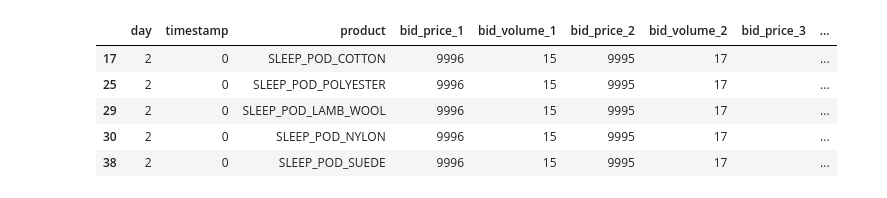
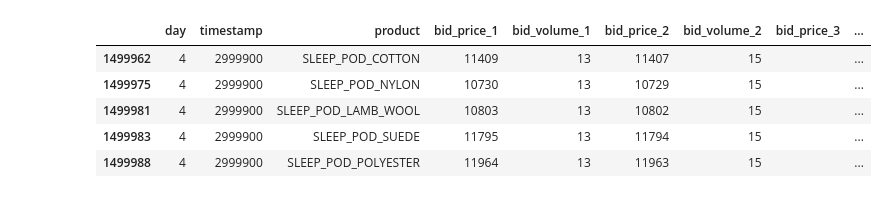
Before and after one commit to nikaslukyanov/kernel_trick, a Jupyter notebook: round5/sleep.ipynb, the cells around one changed output. Saved outputs shown, nothing was run; the diff lists cells and outputs as text; code cells hidden in the pictures.

```diff
--- a/round5/sleep.ipynb
+++ b/round5/sleep.ipynb
@@ -34,13 +34,13 @@ for col in ['timestamp', 'bid_price_1', 'bid_volume_1', 'ask_price_1', 'ask_volu
 sleep = [p for p in prices['product'].unique() if str(p).startswith("SLEEP")]
 # %%
 prices = prices[prices["product"].isin(sleep)].copy()
-prices.head(5)
+prices.tail(5)
 # %% [output]
 |  | day | timestamp | product | bid_price_1 | bid_volume_1 | bid_price_2 | bid_volume_2 | bid_price_3 | ... |
-| 17 | 2 | 0 | SLEEP_POD_COTTON | 9996 | 15 | 9995 | 17 |  | ... |
-| 25 | 2 | 0 | SLEEP_POD_POLYESTER | 9996 | 15 | 9995 | 17 |  | ... |
-| 29 | 2 | 0 | SLEEP_POD_LAMB_WOOL | 9996 | 15 | 9995 | 17 |  | ... |
-| 30 | 2 | 0 | SLEEP_POD_NYLON | 9996 | 15 | 9995 | 17 |  | ... |
-| 38 | 2 | 0 | SLEEP_POD_SUEDE | 9996 | 15 | 9995 | 17 |  | ... |
+| 1499962 | 4 | 2999900 | SLEEP_POD_COTTON | 11409 | 13 | 11407 | 15 |  | ... |
+| 1499975 | 4 | 2999900 | SLEEP_POD_NYLON | 10730 | 13 | 10729 | 15 |  | ... |
+| 1499981 | 4 | 2999900 | SLEEP_POD_LAMB_WOOL | 10803 | 13 | 10802 | 15 |  | ... |
+| 1499983 | 4 | 2999900 | SLEEP_POD_SUEDE | 11795 | 13 | 11794 | 15 |  | ... |
+| 1499988 | 4 | 2999900 | SLEEP_POD_POLYESTER | 11964 | 13 | 11963 | 15 |  | ... |
 # %%
 for p in sleep:
```
Also changed, not shown: parts of 7 cells of this notebook, 2 other files.
